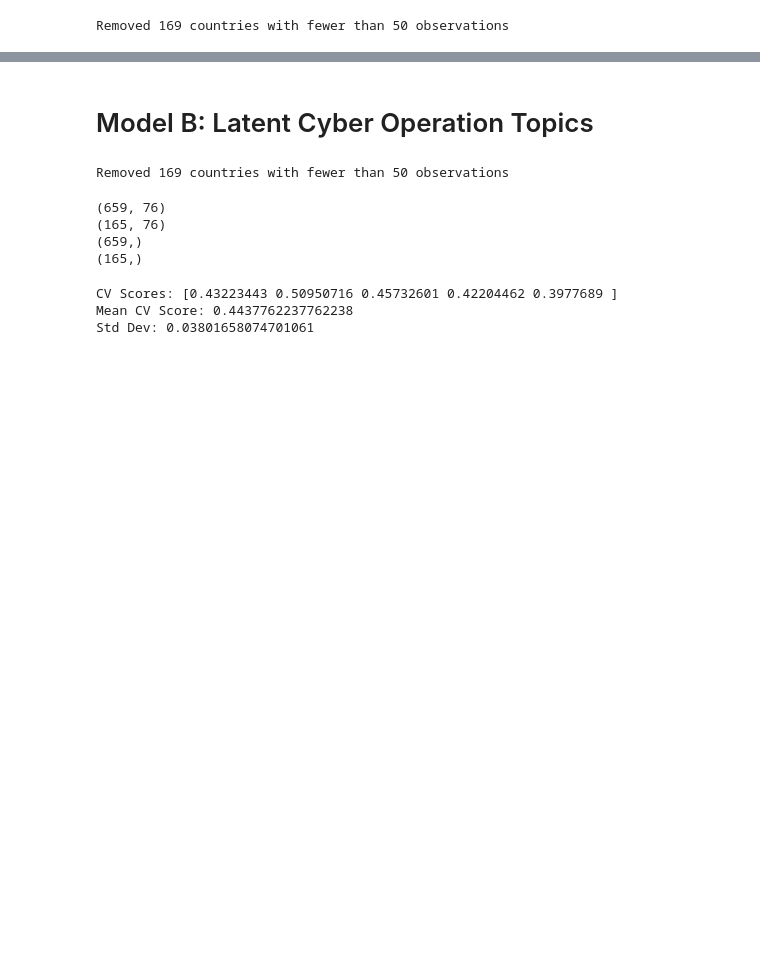
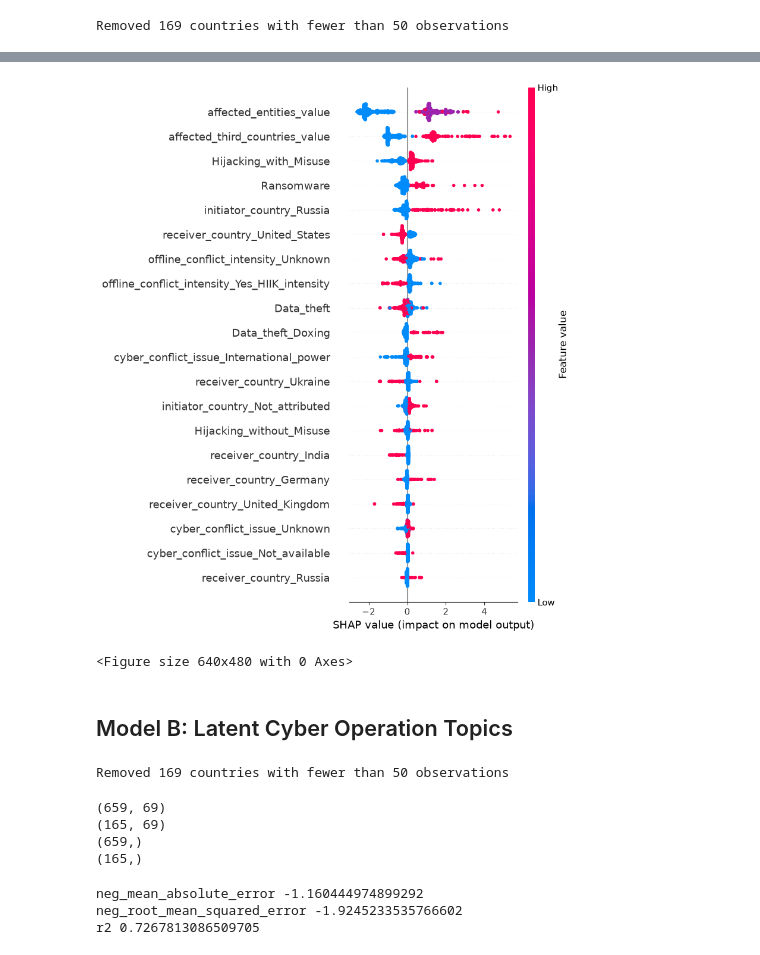
Before and after one commit to heairi/Cyber-Attack-Severity-Prediction-with-NLP, a Jupyter notebook: cyber_incident_ml.ipynb, the cells around one changed output, grey strips where cells are left out. Drawn from its saved outputs; the diff is of its cells as text; code cells hidden in the pictures; blank space fills up the shorter version.

```diff
--- a/cyber_incident_ml.ipynb
+++ b/cyber_incident_ml.ipynb
@@ -73,11 +78,9 @@ existing_features = [
 
 control_features = [
     "initiator_country",
+    "receiver_country",
     "cyber_conflict_issue",
     "offline_conflict_intensity",
-    "functional_impact",
-    "intelligence_impact",
-    "economic_impact",
     "affected_entities_value",
     "affected_third_countries_value"
 ]
@@ -105,8 +108,7 @@ X_existing.columns = (
 )
 
 # encode y labels to integers
-le = LabelEncoder()
-y = le.fit_transform(filtered_orig["receiver_country"])
+y = filtered_orig["impact_indicator_score"]
 # %%
 # Split into training and testing data
 X_train_A , X_test_A, y_train_A, y_test_A = train_test_split(
@@ -114,7 +116,6 @@ X_train_A , X_test_A, y_train_A, y_test_A = train_test_split(
     y,
     test_size=0.2,
     random_state = 99,
-    stratify=y
 )
 
 print(X_train_A.shape)
@@ -272,5 +239,20 @@ Using traditional operational categories and control variables, the model achiev
+# %%
+explainer = shap.TreeExplainer(xgbA)
+shap_values = explainer.shap_values(X_train_A)
+
+shap.summary_plot(shap_values, X_train_A)
+
+plt.tight_layout()
+plt.savefig(
+    "model_output/impact_score_XGBoost_existing_predictors_SHAP.png",
+    dpi=300,
+    bbox_inches="tight"
+)
+# %% [output]
+[figure, added]
+<Figure size 640x480 with 0 Axes>
 # %% [markdown]
-# Model B: Latent Cyber Operation Topics
+## Model B: Latent Cyber Operation Topics
 # %%
 # First, drop countries that only appear a few times in the dataset
 # as they will be very difficult to predict
@@ -328,7 +305,6 @@ X_train_B , X_test_B, y_train_B, y_test_B = train_test_split(
     y,
     test_size=0.2,
     random_state = 99,
-    stratify=y
 )
 
 print(X_train_B.shape)
@@ -336,41 +312,44 @@ print(X_test_B.shape)
 print(y_train_B.shape)
 print(y_test_B.shape)
 # %% [output]
-(659, 76)
-(165, 76)
+(659, 69)
+(165, 69)
 (659,)
 (165,)
 # %%
-# Define model B
-xgbB = XGBClassifier(
+# Define model
+xgbB = XGBRegressor(
     n_estimators=500,
-    max_depth=6,
+    max_depth=4,
     learning_rate=0.05,
     subsample=0.8,
     colsample_bytree=0.8,
     random_state=99
 )
 
-# 5-fold stratified CV
-cv = StratifiedKFold(
-    n_splits = 5,
+# 5-fold CV
+cv = KFold(
+    n_splits=5,
     shuffle=True,
     random_state=99
 )
 
-# Cross-validation on training data
-cv_scores_B = cross_val_score(
-    xgbB,
-    X_train_B,
-    y_train_B,
-    cv=cv,
-    scoring="balanced_accuracy"
-)
+# Cross-validation
+for metric in [
+    "neg_mean_absolute_error",
+    "neg_root_mean_squared_error",
+    "r2"
+]:
+    scores = cross_val_score(
+        xgbA,
+        X_train_B,
+        y_train_B,
+        cv=cv,
+        scoring=metric
+    )
 
-print("CV Scores:", cv_scores_B)
-print("Mean CV Score:", np.mean(cv_scores_B))
-print("Std Dev:", np.std(cv_scores_B))
+    print(metric, np.mean(scores))
 # %% [output]
-CV Scores: [0.43223443 0.50950716 0.45732601 0.42204462 0.3977689 ]
-Mean CV Score: 0.4437762237762238
-Std Dev: 0.03801658074701061
+neg_mean_absolute_error -1.160444974899292
+neg_root_mean_squared_error -1.9245233535766602
+r2 0.7267813086509705
```
Also changed, not shown: parts of 28 cells of this notebook.
